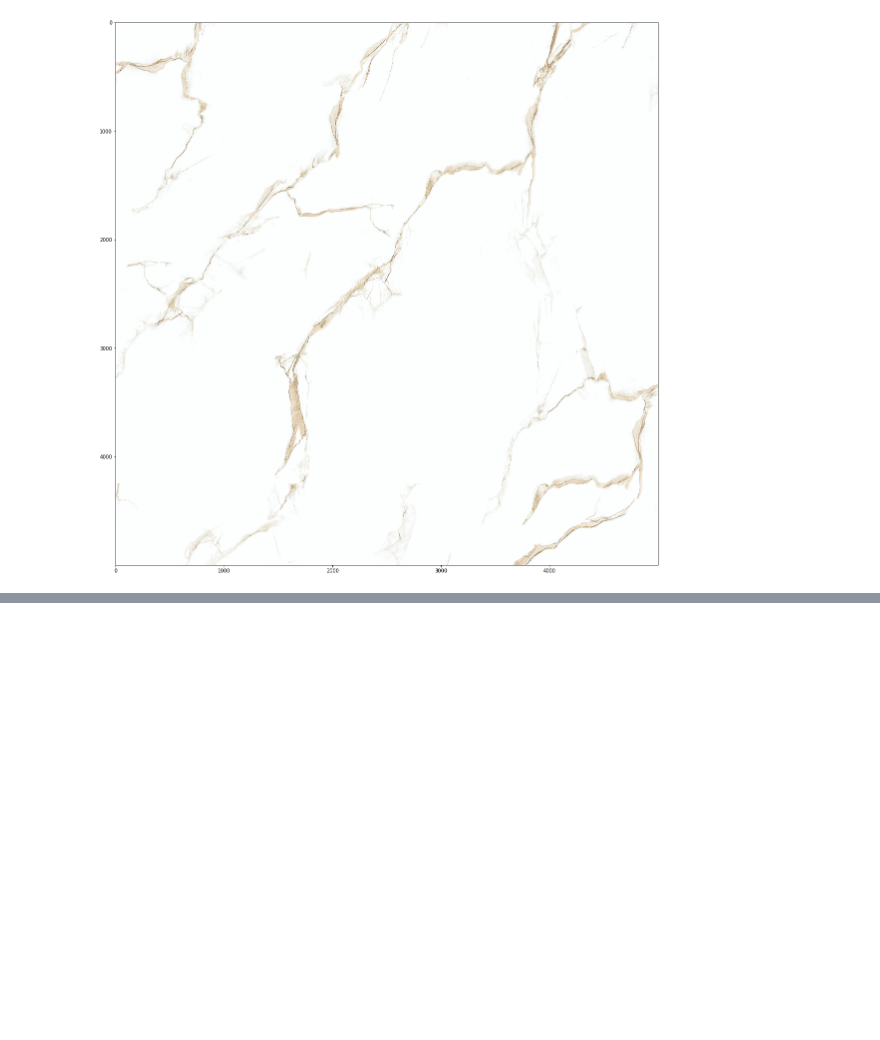
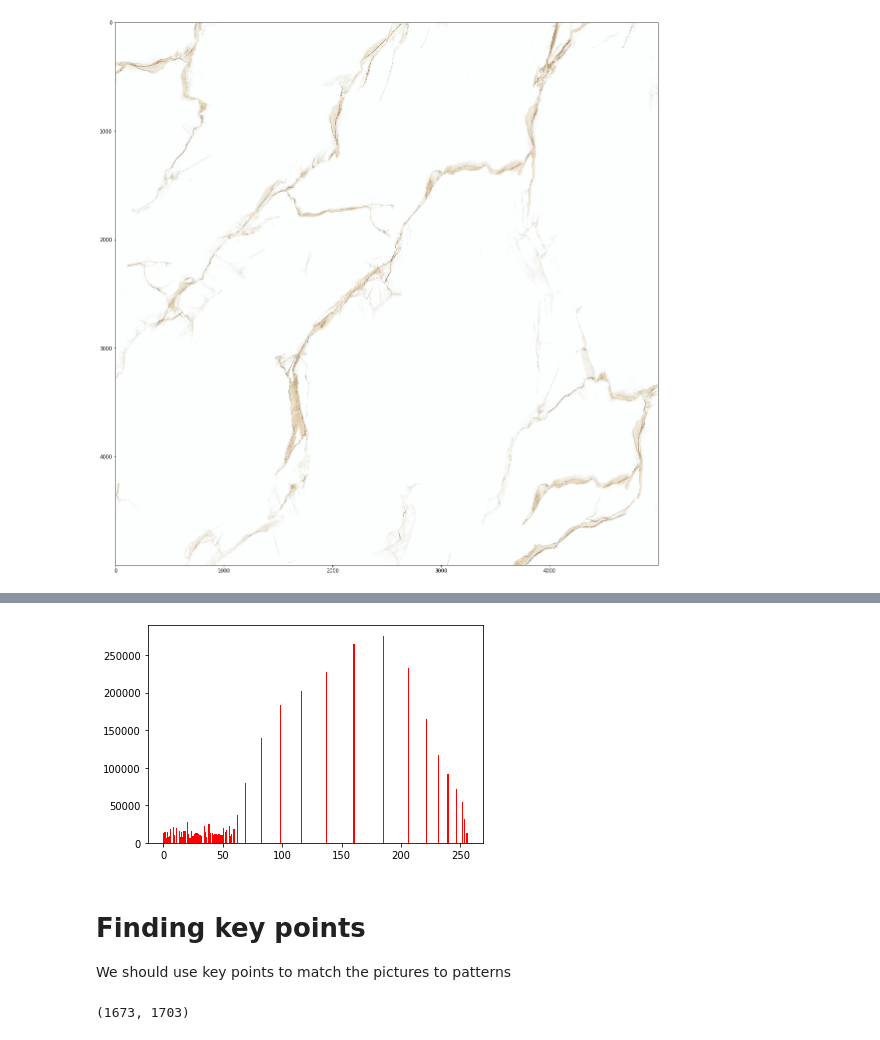
Before and after one commit to parsaeisa/computer_vision_project, a Jupyter notebook: CV_Project_Template.ipynb, the cells around one changed output, grey strips where cells are left out. Cells and saved outputs as stored; diff of their text form; code cells hidden in the pictures; blank space fills up the shorter version.

```diff
--- a/CV_Project_Template.ipynb
+++ b/CV_Project_Template.ipynb
@@ -64,0 +66,22 @@ plt.imshow(pattern[..., ::-1])
+# %%
+from skimage import exposure
+gray_img = cv2.cvtColor(img, cv2.COLOR_BGR2GRAY)
+gray_pat = cv2.cvtColor(pat, cv2.COLOR_BGR2GRAY)
+
+img_equ = cv2.equalizeHist(gray_img)
+pat_equ = cv2.equalizeHist(gray_pat)
+
+matched = exposure.match_histograms(img_equ , pat_equ)
+
+plt.hist(matched.flatten(),256,[0,256], color = 'r')
+plt.show()
+# plt.imshow(matched, cmap="gray")
+# %% [output]
+[figure, added]
+# %% [markdown]
+# Finding key points
+We should use key points to match the pictures to patterns
+# %%
+matched.shape
+# %% [output]
+(1673, 1703)
```
Also changed, not shown: parts of 12 cells of this notebook.
